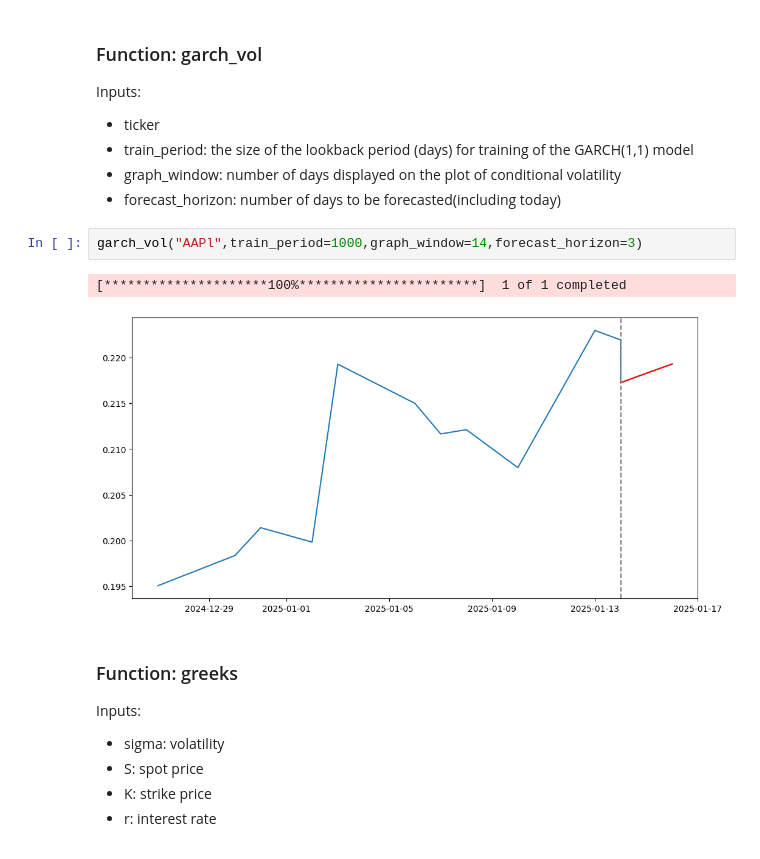
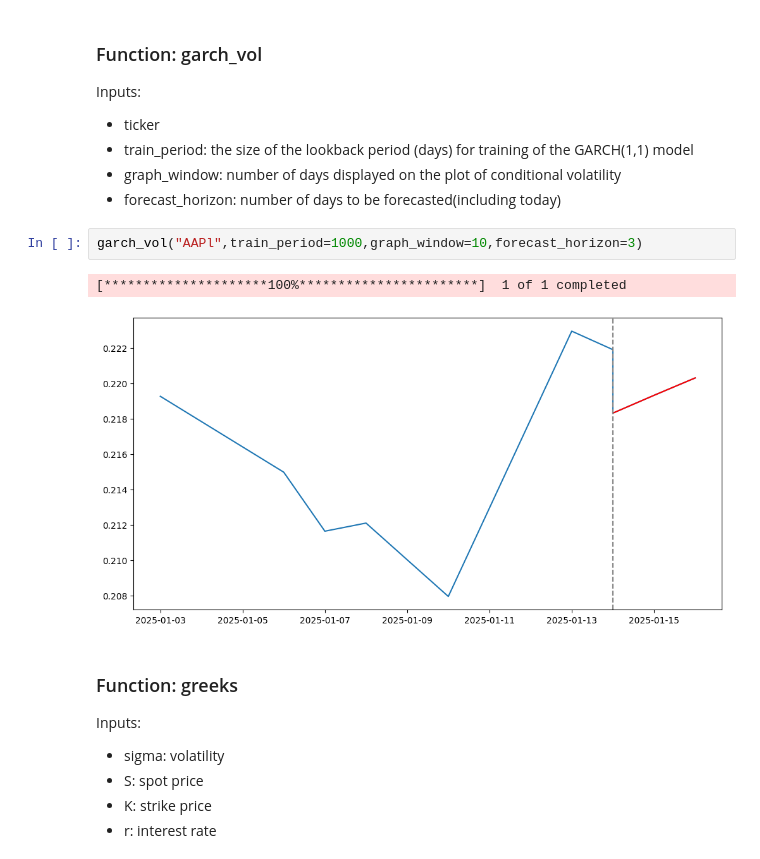
Before and after one commit to MatyasSvehla/iv_surface, a Jupyter notebook: iv_calc.ipynb, the cells around one changed output. Saved outputs shown, nothing was run; the diff lists cells and outputs as text.

```diff
--- a/iv_calc.ipynb
+++ b/iv_calc.ipynb
@@ -453,10 +453,10 @@ Inputs:
 - graph_window: number of days displayed on the plot of conditional volatility
 - forecast_horizon: number of days to be forecasted(including today)
 # %%
-garch_vol("AAPl",train_period=1000,graph_window=14,forecast_horizon=3)
+garch_vol("AAPl",train_period=1000,graph_window=10,forecast_horizon=3)
 # %% [output]
 [*********************100%***********************]  1 of 1 completed
-[figure, old version]
+[figure, new version]
 # %% [markdown]
 ### Function: greeks
 
```
Also changed, not shown: parts of 3 cells of this notebook, 1 other file.
